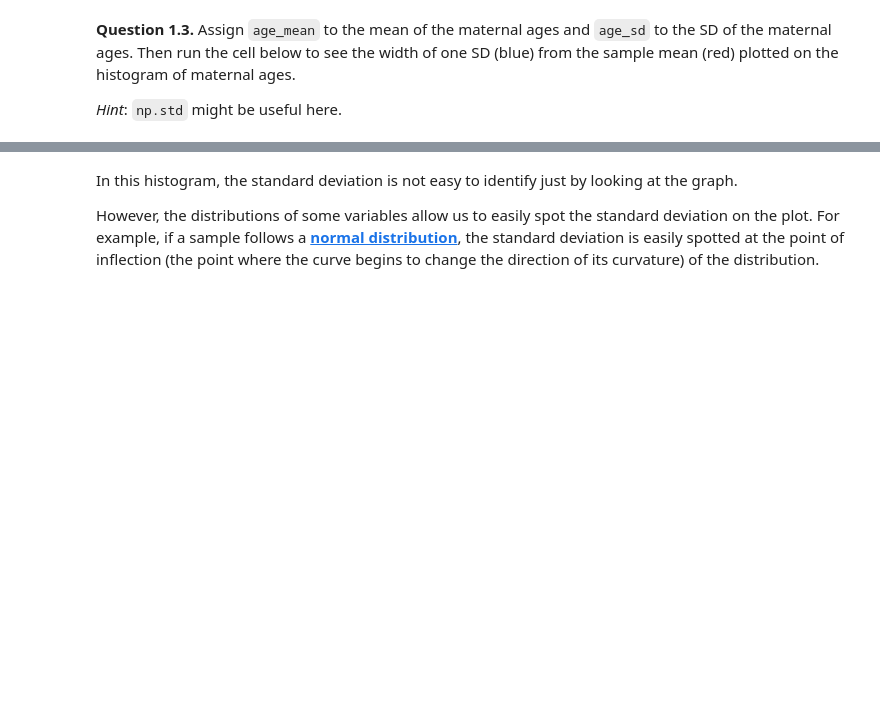
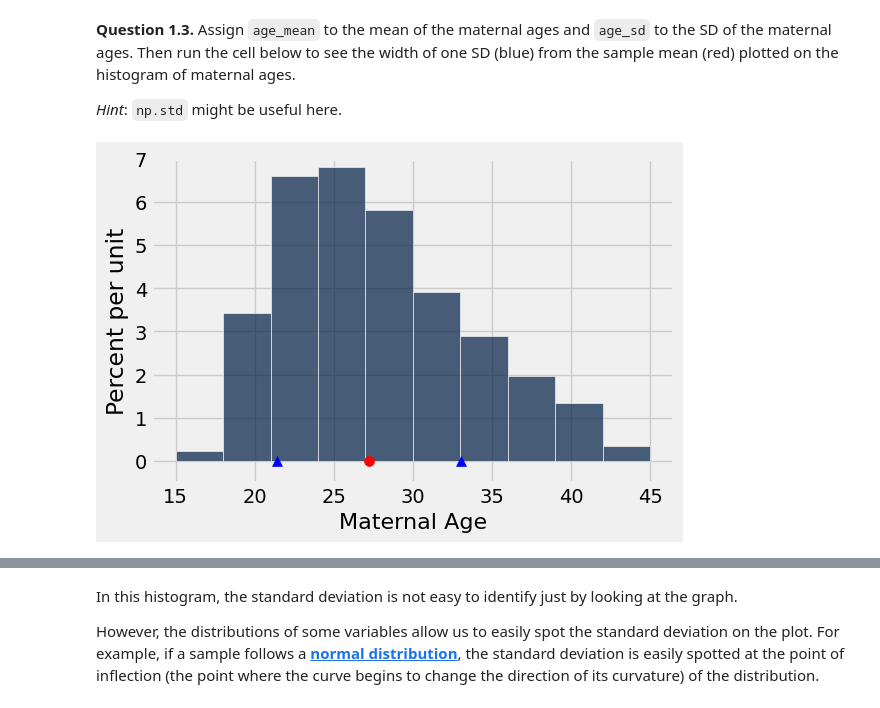
Before and after one commit to RickMeskimen/24-Fall-data1350, a Jupyter notebook: lab08/lab08.ipynb, the cells around one changed output, grey strips where cells are left out. Saved outputs shown, nothing was run; the diff lists cells and outputs as text; code cells hidden in the pictures; blank space fills up the shorter version.

```diff
--- a/lab08/lab08.ipynb
+++ b/lab08/lab08.ipynb
@@ -79,13 +79,16 @@ You can read more about Variability and SD in [Chapter 14.2](https://inferential
 
 *Hint*: `np.std` might be useful here.
 # %%
-age_mean = ...
-age_sd = ...
+
+age_mean = np.mean(births.column('Maternal Age'))
+age_sd = np.std(births.column('Maternal Age'))
 births.hist("Maternal Age")
 
 plots.scatter(age_mean, 0, color='red', zorder=2, s=50);
 plots.scatter(age_mean+age_sd, 0, marker='^', color='blue', zorder=2, s=50);
 plots.scatter(age_mean-age_sd, 0, marker='^', color='blue', zorder=2, s=50);
 plots.ylim(-0.005, 0.07);
+# %% [output]
+[figure, added]
 # %%
 grader.check("q1_3")
```
Also changed, not shown: parts of 3 cells of this notebook, 3 other files.
